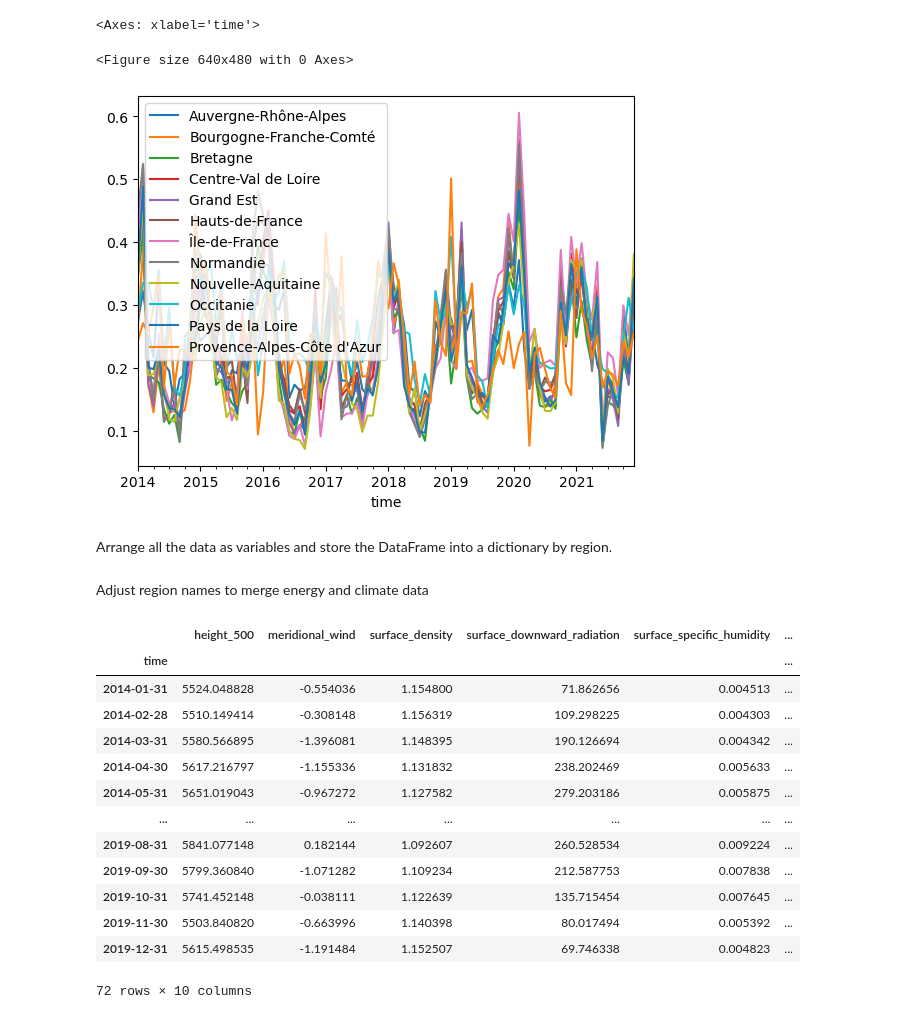
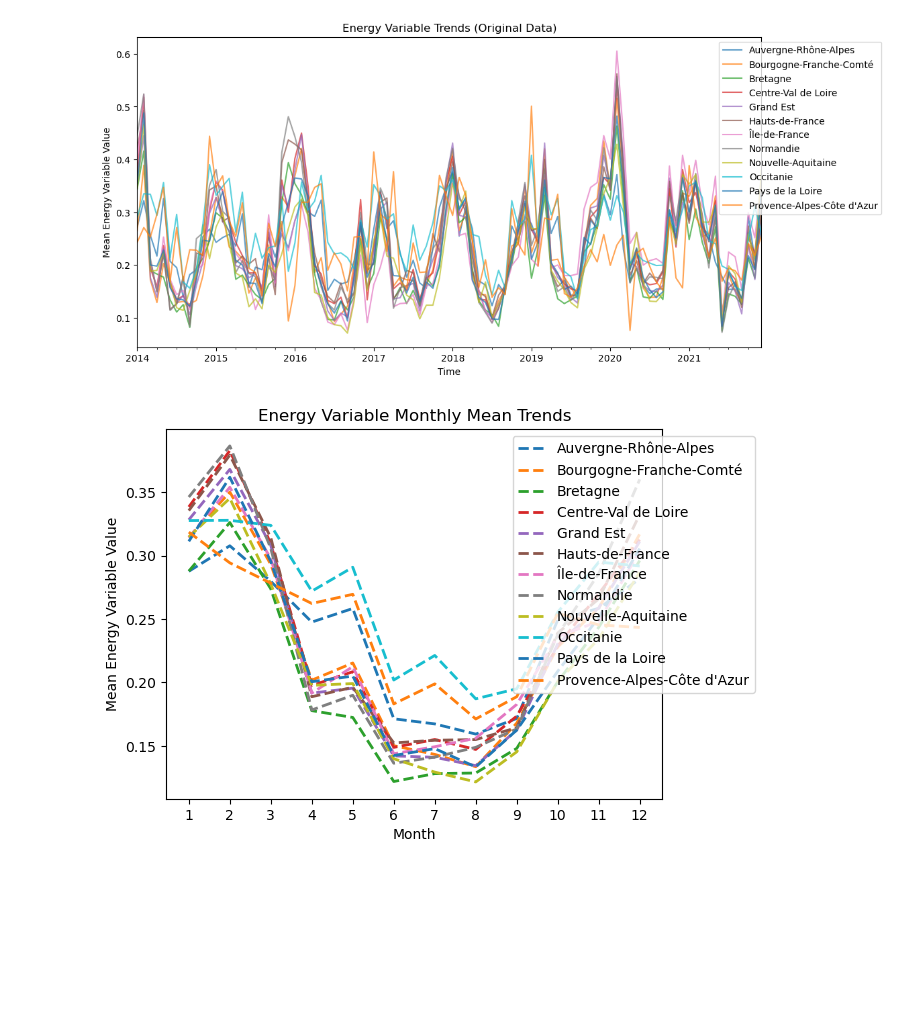
Before and after one commit to SukerZh/MACHINE-LEARNING-FOR-ENERGY-AND-CLIMATE, a Jupyter notebook: project.ipynb, the cells around one changed output. Cells and saved outputs as stored; diff of their text form; code cells hidden in the pictures; blank space fills up the shorter version.

```diff
--- a/project.ipynb
+++ b/project.ipynb
@@ -100,0 +61,20 @@ da_climate_reg.plot.line(x='time')
+# %%
+def plot_energy_time_series(df_energy):
+    plt.figure(figsize=(12, 6))
+    df_energy.plot(ax=plt.gca(), label="Original Data", alpha=0.7)
+    plt.title("Energy Variable Trends (Original Data)")
+    plt.xlabel("Time")
+    plt.ylabel("Mean Energy Variable Value")
+    plt.legend(loc='upper right', bbox_to_anchor=(1.2, 1))
+    plt.show()
+
+    df_energy['month'] = df_energy.index.month
+    df_energy_monthly_mean = df_energy.groupby('month').mean()
+
+    df_energy_monthly_mean.plot(ax=plt.gca(), style='--', linewidth=2, label="Monthly Mean")
+    plt.title("Energy Variable Monthly Mean Trends")
+    plt.xlabel("Month")
+    plt.ylabel("Mean Energy Variable Value")
+    plt.xticks(range(1, 13))
+    plt.legend(loc='upper right', bbox_to_anchor=(1.2, 1))
+    plt.show()
@@ -101,14 +146,11 @@ da_climate_reg.plot.line(x='time')
 # %%
-# Read energy variable and plot time series
 variable_name = 'capacityfactor_wind-onshore'
 filename = filename_energy.format(variable_name)
 filepath = Path(data_dir_energy, filename)
 df_energy = pd.read_csv(filepath, index_col=0, header=0, parse_dates=True)
-plt.figure()
-df_energy.plot()
+df_energy.index = df_energy.index + pd.offsets.MonthBegin(0)
+
+plot_energy_time_series(df_energy)
 # %% [output]
-<Axes: xlabel='time'>
-<Figure size 640x480 with 0 Axes>
-[figure, old version]
+[figure, new version]
+[figure, added]
-# %% [markdown]
-Arrange all the data as variables and store the DataFrame into a dictionary by region.
@@ -145,3 +157 @@ for variable_name in variables:
-# %% [markdown]
-Adjust region names to merge energy and climate data
 # %%
@@ -176,20 +164,3 @@ for region, df_region in region_dfs_renamed.items():
         df_region_trimmed = df_region.loc[common_index]
         df_energy_trimmed = df_energy.loc[common_index, [region]].rename(columns={region: 'ENERGY'})
         merged_dfs[region] = pd.concat([df_region_trimmed, df_energy_trimmed], axis=1)
-# %%
-merged_dfs['Provence-Alpes-Côte d\'Azur']
-# %% [output]
-|  | height_500 | meridional_wind | surface_density | surface_downward_radiation | surface_specific_humidity | ... |
-| time |  |  |  |  |  | ... |
-| 2014-01-31 | 5524.048828 | -0.554036 | 1.154800 | 71.862656 | 0.004513 | ... |
-| 2014-02-28 | 5510.149414 | -0.308148 | 1.156319 | 109.298225 | 0.004303 | ... |
-| 2014-03-31 | 5580.566895 | -1.396081 | 1.148395 | 190.126694 | 0.004342 | ... |
-| 2014-04-30 | 5617.216797 | -1.155336 | 1.131832 | 238.202469 | 0.005633 | ... |
-| 2014-05-31 | 5651.019043 | -0.967272 | 1.127582 | 279.203186 | 0.005875 | ... |
-| ... | ... | ... | ... | ... | ... | ... |
-| 2019-08-31 | 5841.077148 | 0.182144 | 1.092607 | 260.528534 | 0.009224 | ... |
-| 2019-09-30 | 5799.360840 | -1.071282 | 1.109234 | 212.587753 | 0.007838 | ... |
-| 2019-10-31 | 5741.452148 | -0.038111 | 1.122639 | 135.715454 | 0.007645 | ... |
-| 2019-11-30 | 5503.840820 | -0.663996 | 1.140398 | 80.017494 | 0.005392 | ... |
-| 2019-12-31 | 5615.498535 | -1.191484 | 1.152507 | 69.746338 | 0.004823 | ... |
-72 rows × 10 columns
```
Also changed, not shown: parts of 27 cells of this notebook.
